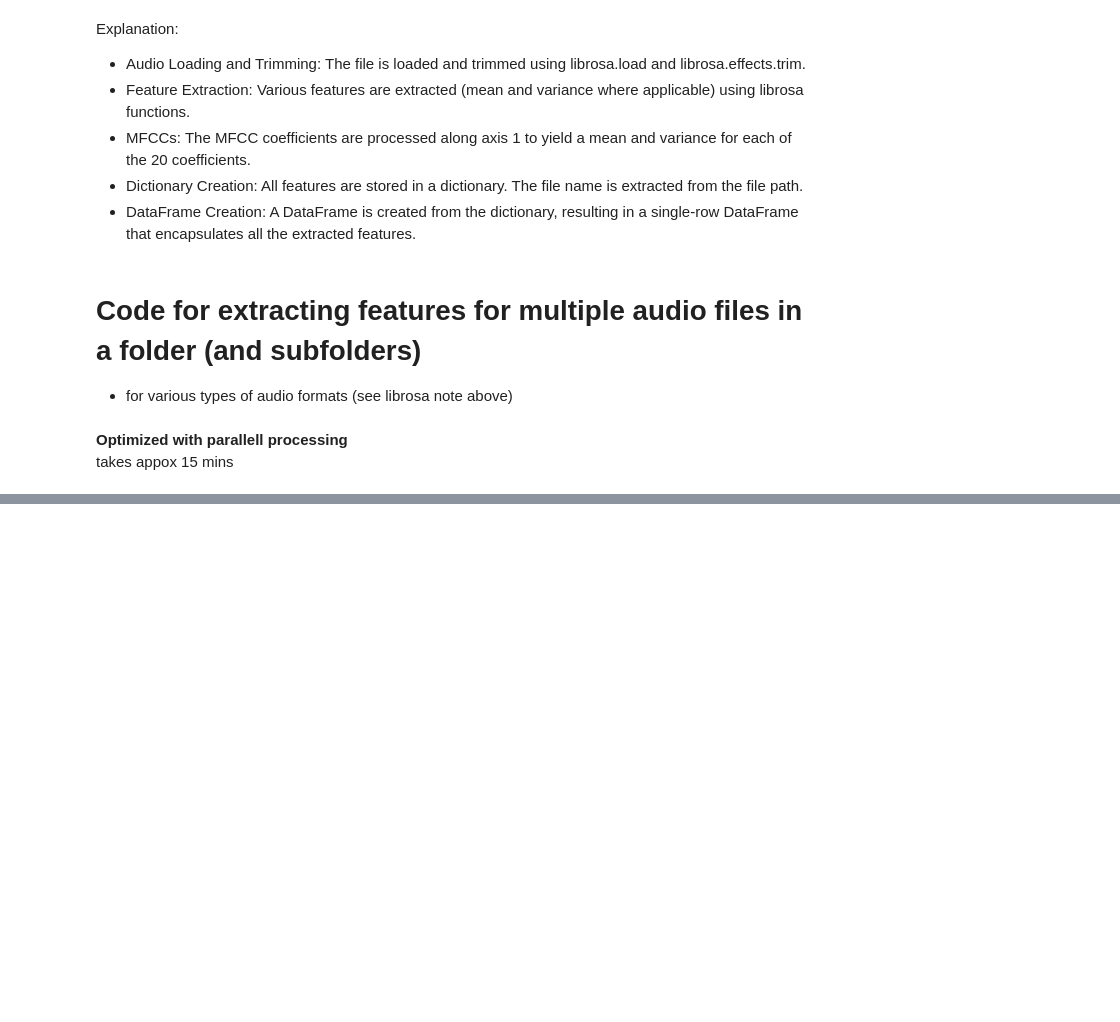
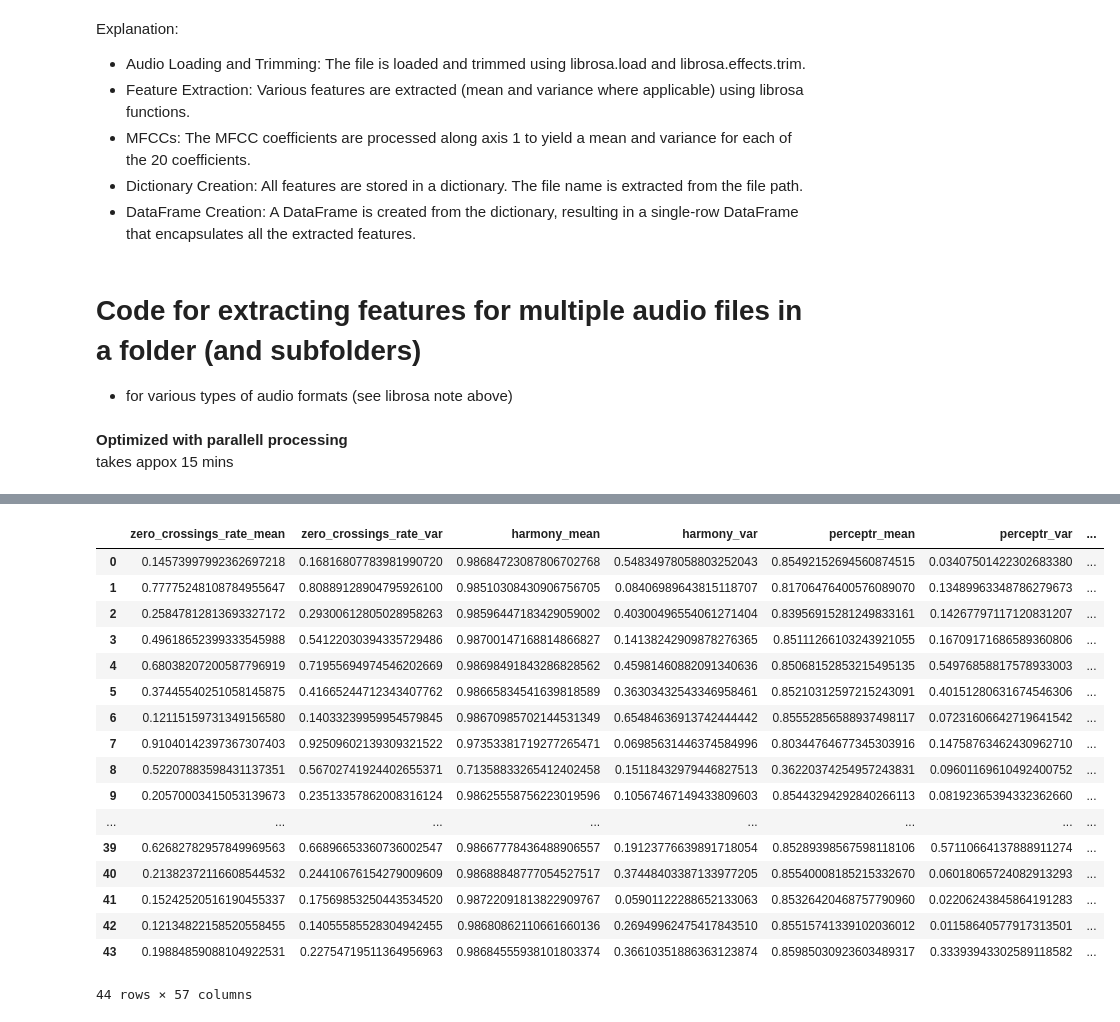
Before and after one commit to zmokhtari89/k_means_klang, a Jupyter notebook: notebooks/librosa/Librosa Conversion.ipynb, the cells around one changed output, grey strips where cells are left out. Drawn from its saved outputs; the diff is of its cells as text; code cells hidden in the pictures; blank space fills up the shorter version.

```diff
--- a/notebooks/librosa/Librosa Conversion.ipynb
+++ b/notebooks/librosa/Librosa Conversion.ipynb
@@ -146,0 +142,10 @@ df.head()
+# %%
+#Step 5: Drop columns
+X_features = df.drop(["filename", "length"], axis=1)
+X_features
+
+#Step 6: scale with MinMax
+pd.set_option('display.float_format', '{:.20f}'.format)
+scaler = MinMaxScaler()
+X_scaled = pd.DataFrame(scaler.fit_transform(X_features), columns=X_features.columns)
+X_scaled
@@ -255,7 +264,7 @@ def extract_features(file_path):
     return features
 
 # Define main folder path containing subfolders with audio files
-main_folder_path = '../../raw_data/Data/genres_original'
+main_folder_path = '../../raw_data/Data/genres_original/blues'
 
 # Collect file paths from all subfolders using os.walk()
 file_paths = []
@@ -277,5 +292,10 @@ Wall time: 18min 37s
 # %%
-#Apply Scaling to all numeric columns
+#Step 5: Drop columns
+X_features = df.drop(["file_name", "length_samples"], axis=1)
+X_features
+
+#Step 6: scale with MinMax
+pd.set_option('display.float_format', '{:.20f}'.format)
 scaler = MinMaxScaler()
-numeric_columns = df.select_dtypes(include=[np.number]).columns
-df[numeric_columns]= scaler.fit_transform(df[numeric_columns])
+X_scaled = pd.DataFrame(scaler.fit_transform(X_features), columns=X_features.columns)
+X_scaled
@@ -282,3 +316,24 @@ df[numeric_columns]= scaler.fit_transform(df[numeric_columns])
+# %%
+X_scaled.head(44)
+# %% [output]
+|  | zero_crossings_rate_mean | zero_crossings_rate_var | harmony_mean | harmony_var | perceptr_mean | perceptr_var | ... |
+| 0 | 0.14573997992362697218 | 0.16816807783981990720 | 0.98684723087806702768 | 0.54834978058803252043 | 0.85492152694560874515 | 0.03407501422302683380 | ... |
+| 1 | 0.77775248108784955647 | 0.80889128904795926100 | 0.98510308430906756705 | 0.08406989643815118707 | 0.81706476400576089070 | 0.13489963348786279673 | ... |
+| 2 | 0.25847812813693327172 | 0.29300612805028958263 | 0.98596447183429059002 | 0.40300496554061271404 | 0.83956915281249833161 | 0.14267797117120831207 | ... |
+| 3 | 0.49618652399333545988 | 0.54122030394335729486 | 0.98700147168814866827 | 0.14138242909878276365 | 0.85111266103243921055 | 0.16709171686589360806 | ... |
+| 4 | 0.68038207200587796919 | 0.71955694974546202669 | 0.98698491843286828562 | 0.45981460882091340636 | 0.85068152853215495135 | 0.54976858817578933003 | ... |
+| 5 | 0.37445540251058145875 | 0.41665244712343407762 | 0.98665834541639818589 | 0.36303432543346958461 | 0.85210312597215243091 | 0.40151280631674546306 | ... |
+| 6 | 0.12115159731349156580 | 0.14033239959954579845 | 0.98670985702144531349 | 0.65484636913742444442 | 0.85552856588937498117 | 0.07231606642719641542 | ... |
+| 7 | 0.91040142397367307403 | 0.92509602139309321522 | 0.97353381719277265471 | 0.06985631446374584996 | 0.80344764677345303916 | 0.14758763462430962710 | ... |
+| 8 | 0.52207883598431137351 | 0.56702741924402655371 | 0.71358833265412402458 | 0.15118432979446827513 | 0.36220374254957243831 | 0.09601169610492400752 | ... |
+| 9 | 0.20570003415053139673 | 0.23513357862008316124 | 0.98625558756223019596 | 0.10567467149433809603 | 0.85443294292840266113 | 0.08192365394332362660 | ... |
+| ... | ... | ... | ... | ... | ... | ... | ... |
+| 39 | 0.62682782957849969563 | 0.66896653360736002547 | 0.98667778436488906557 | 0.19123776639891718054 | 0.85289398567598118106 | 0.57110664137888911274 | ... |
+| 40 | 0.21382372116608544532 | 0.24410676154279009609 | 0.98688848777054527517 | 0.37448403387133977205 | 0.85540008185215332670 | 0.06018065724082913293 | ... |
+| 41 | 0.15242520516190455337 | 0.17569853250443534520 | 0.98722091813822909767 | 0.05901122288652133063 | 0.85326420468757790960 | 0.02206243845864191283 | ... |
+| 42 | 0.12134822158520558455 | 0.14055585528304942455 | 0.98680862110661660136 | 0.26949962475417843510 | 0.85515741339102036012 | 0.01158640577917313501 | ... |
+| 43 | 0.19884859088104922531 | 0.22754719511364956963 | 0.98684555938101803374 | 0.36610351886363123874 | 0.85985030923603489317 | 0.33393943302589118582 | ... |
+44 rows × 57 columns
 # %%
 #create a csv file
 # df.to_csv('features_30_sec_taitest.csv', index=False)
```
Also changed, not shown: parts of 8 cells of this notebook, 3 other files.
